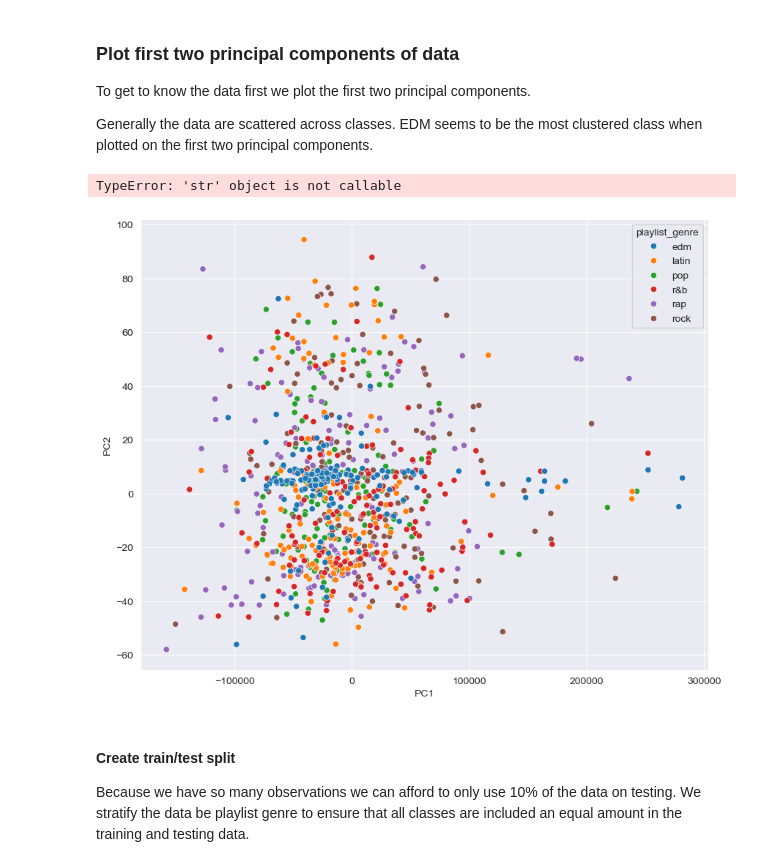
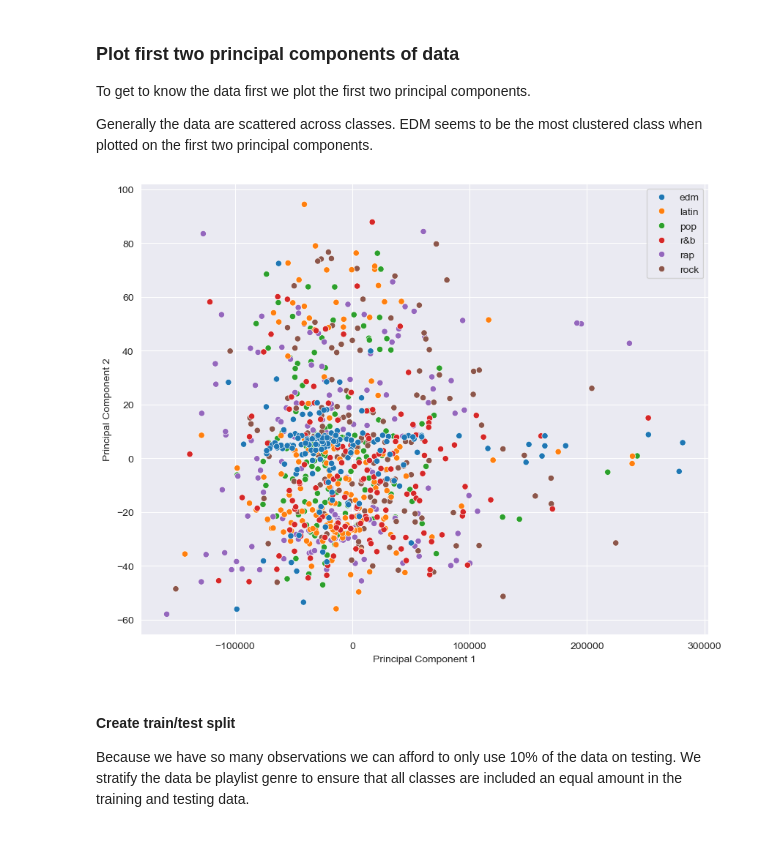
Before and after one commit to jackkrebsbach/stats, a Jupyter notebook: project/analysis.ipynb, the cells around one changed output. Cells and saved outputs as stored; diff of their text form; code cells hidden in the pictures.

Commit message:
take out title

```diff
--- a/project/analysis.ipynb
+++ b/project/analysis.ipynb
@@ -308,27 +308,25 @@ Generally the data are scattered across classes. EDM seems to be the most cluste
 # %%
 # Get the first two principal components
 pca = PCA(n_components=2)
 principal_components = pca.fit_transform(numeric_cols)
 pca_df = pd.DataFrame(data=principal_components, columns=['PC1', 'PC2'])
 pca_df['playlist_genre'] = df['playlist_genre'].values  # Ensure this column aligns with your PCA data
 
 # Sample 150 points from each class for plotting
 plot_df = pd.DataFrame()
 for genre in pca_df['playlist_genre'].unique():
     sampled_genre_df = pca_df[pca_df['playlist_genre'] == genre].sample(n=150, random_state=42)
     plot_df = pd.concat([plot_df, sampled_genre_df], axis=0)
 
 # Plot the results
 plt.figure(figsize=(10, 8))
 sns.scatterplot(x='PC1', y='PC2', hue='playlist_genre', data=plot_df)
-plt.title('PCA of Dataset (Sampled for Visualization)')
 plt.xlabel('Principal Component 1')
 plt.ylabel('Principal Component 2')
 plt.legend()
 plt.show()
 # %% [output]
-TypeError: 'str' object is not callable
-[figure, old version]
+[figure, new version]
 # %% [markdown]
 #### Create train/test split
 
```
Also changed, not shown: 1 other file.
